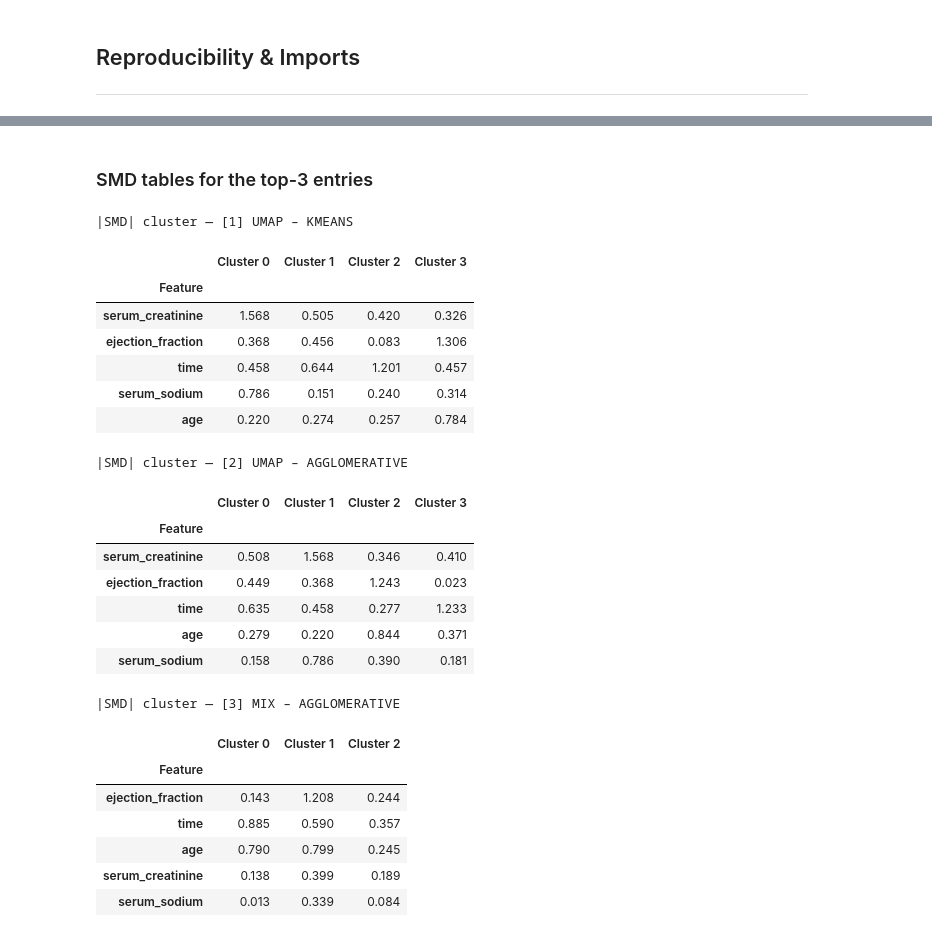
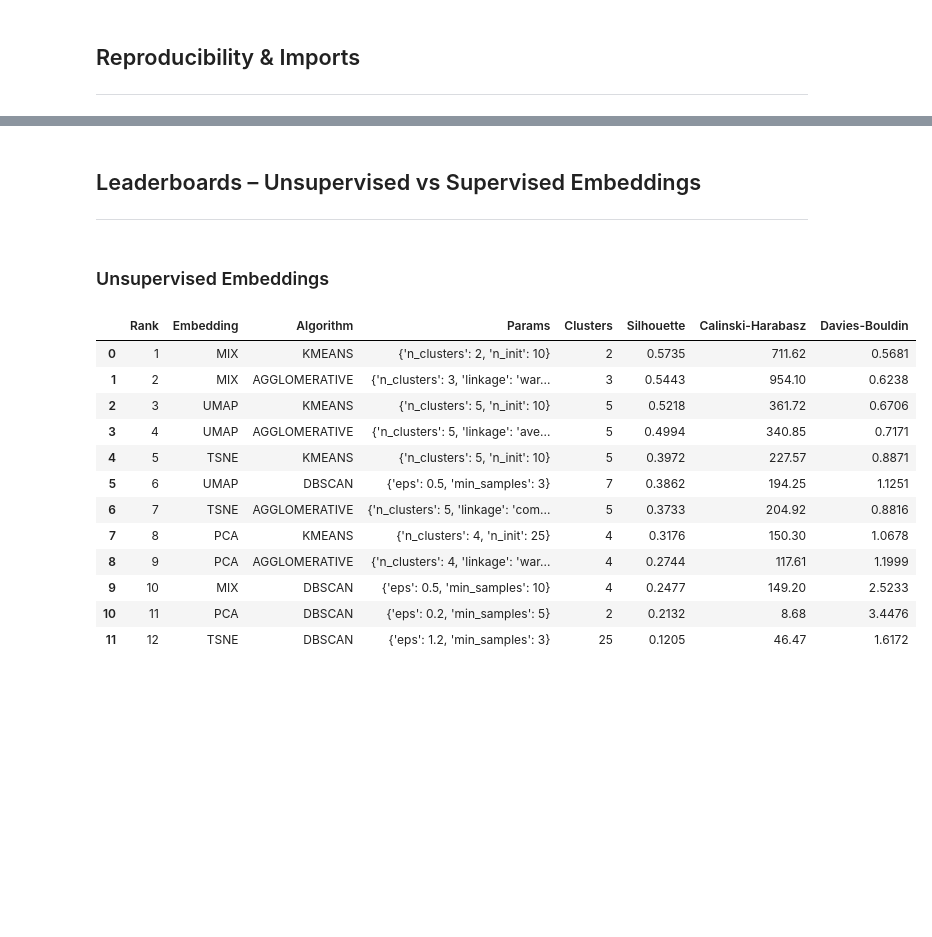
Before and after one commit to zuzannapajak/cardio-risk-prediction, a Jupyter notebook: notebooks/clustering.ipynb, the cells around one changed output, grey strips where cells are left out. Saved outputs shown, nothing was run; the diff lists cells and outputs as text; code cells hidden in the pictures; blank space fills up the shorter version.

```diff
--- a/notebooks/clustering.ipynb
+++ b/notebooks/clustering.ipynb
@@ -543,40 +215,39 @@ params={'k': 3, 'linkage': 'average', 'metric': 'euclidean'}
-# %% [markdown]
-### SMD tables for the top-3 entries
-# %%
-top_smd_tables = {}
-
-for i, r in enumerate(ordered[:topK], 1):
-    smd_df = compute_smds(X_orig, r["labels"])
-    top_smd_tables[(i, r["emb"].upper(), r["algo"].upper())] = smd_df
-
-for rank in range(1, topK+1):
-    entry = ordered[rank-1]
-    key = (rank, entry['emb'].upper(), entry['algo'].upper())
-    smd_df = top_smd_tables[key]
-    tbl = top_union_smd_table(smd_df, top_n=8, feature_order="max")
-    display(tbl.style.format("{:.3f}").set_caption(f"|SMD| cluster — [{rank}] {key[1]} – {key[2]}"))
-# %% [output]
-|SMD| cluster — [1] UMAP – KMEANS
-|  | Cluster 0 | Cluster 1 | Cluster 2 | Cluster 3 |
-| Feature |  |  |  |  |
-| serum_creatinine | 1.568 | 0.505 | 0.420 | 0.326 |
-| ejection_fraction | 0.368 | 0.456 | 0.083 | 1.306 |
-| time | 0.458 | 0.644 | 1.201 | 0.457 |
-| serum_sodium | 0.786 | 0.151 | 0.240 | 0.314 |
-| age | 0.220 | 0.274 | 0.257 | 0.784 |
-|SMD| cluster — [2] UMAP – AGGLOMERATIVE
-|  | Cluster 0 | Cluster 1 | Cluster 2 | Cluster 3 |
-| Feature |  |  |  |  |
-| serum_creatinine | 0.508 | 1.568 | 0.346 | 0.410 |
-| ejection_fraction | 0.449 | 0.368 | 1.243 | 0.023 |
-| time | 0.635 | 0.458 | 0.277 | 1.233 |
-| age | 0.279 | 0.220 | 0.844 | 0.371 |
-| serum_sodium | 0.158 | 0.786 | 0.390 | 0.181 |
-|SMD| cluster — [3] MIX – AGGLOMERATIVE
-|  | Cluster 0 | Cluster 1 | Cluster 2 |
-| Feature |  |  |  |
-| ejection_fraction | 0.143 | 1.208 | 0.244 |
-| time | 0.885 | 0.590 | 0.357 |
-| age | 0.790 | 0.799 | 0.245 |
-| serum_creatinine | 0.138 | 0.399 | 0.189 |
-| serum_sodium | 0.013 | 0.339 | 0.084 |
+# %% [markdown]
+## Leaderboards – Unsupervised vs Supervised Embeddings
+---
+# %% [markdown]
+### Unsupervised Embeddings
+# %%
+board_unsupervised = build_global_leaderboard(embeddings_unsupervised)
+ordered_unsupervised = rank_leaderboard(board_unsupervised)
+
+rows_unsup = []
+for i, r in enumerate(ordered_unsupervised, 1):
+    m = r["metrics"]
+    rows_unsup.append({
+        "Rank": i,
+        "Embedding": r["emb"].upper(),
+        "Algorithm": r["algo"].upper(),
+        "Params": str(r["params"]),
+        "Clusters": m.get("n_clusters"),
+        "Silhouette": round(m.get("silhouette"), 4),
+        "Calinski-Harabasz": round(m.get("calinski_harabasz"), 2),
+        "Davies-Bouldin": round(m.get("davies_bouldin"), 4),
+    })
+
+df_leader_unsup = pd.DataFrame(rows_unsup)
+df_leader_unsup.style    .background_gradient(subset=["Silhouette"], cmap="Greens")    .background_gradient(subset=["Calinski-Harabasz"], cmap="Blues")    .background_gradient(subset=["Davies-Bouldin"], cmap="Reds_r")    .format({"Silhouette": "{:.4f}", "Calinski-Harabasz": "{:.2f}", "Davies-Bouldin": "{:.4f}"})
+# %% [output]
+|  | Rank | Embedding | Algorithm | Params | Clusters | Silhouette | Calinski-Harabasz | Davies-Bouldin |
+| 0 | 1 | MIX | KMEANS | {'n_clusters': 2, 'n_init': 10} | 2 | 0.5735 | 711.62 | 0.5681 |
+| 1 | 2 | MIX | AGGLOMERATIVE | {'n_clusters': 3, 'linkage': 'war... | 3 | 0.5443 | 954.10 | 0.6238 |
+| 2 | 3 | UMAP | KMEANS | {'n_clusters': 5, 'n_init': 10} | 5 | 0.5218 | 361.72 | 0.6706 |
+| 3 | 4 | UMAP | AGGLOMERATIVE | {'n_clusters': 5, 'linkage': 'ave... | 5 | 0.4994 | 340.85 | 0.7171 |
+| 4 | 5 | TSNE | KMEANS | {'n_clusters': 5, 'n_init': 10} | 5 | 0.3972 | 227.57 | 0.8871 |
+| 5 | 6 | UMAP | DBSCAN | {'eps': 0.5, 'min_samples': 3} | 7 | 0.3862 | 194.25 | 1.1251 |
+| 6 | 7 | TSNE | AGGLOMERATIVE | {'n_clusters': 5, 'linkage': 'com... | 5 | 0.3733 | 204.92 | 0.8816 |
+| 7 | 8 | PCA | KMEANS | {'n_clusters': 4, 'n_init': 25} | 4 | 0.3176 | 150.30 | 1.0678 |
+| 8 | 9 | PCA | AGGLOMERATIVE | {'n_clusters': 4, 'linkage': 'war... | 4 | 0.2744 | 117.61 | 1.1999 |
+| 9 | 10 | MIX | DBSCAN | {'eps': 0.5, 'min_samples': 10} | 4 | 0.2477 | 149.20 | 2.5233 |
+| 10 | 11 | PCA | DBSCAN | {'eps': 0.2, 'min_samples': 5} | 2 | 0.2132 | 8.68 | 3.4476 |
+| 11 | 12 | TSNE | DBSCAN | {'eps': 1.2, 'min_samples': 3} | 25 | 0.1205 | 46.47 | 1.6172 |
```
Also changed, not shown: parts of 58 cells of this notebook, 2 other files.
